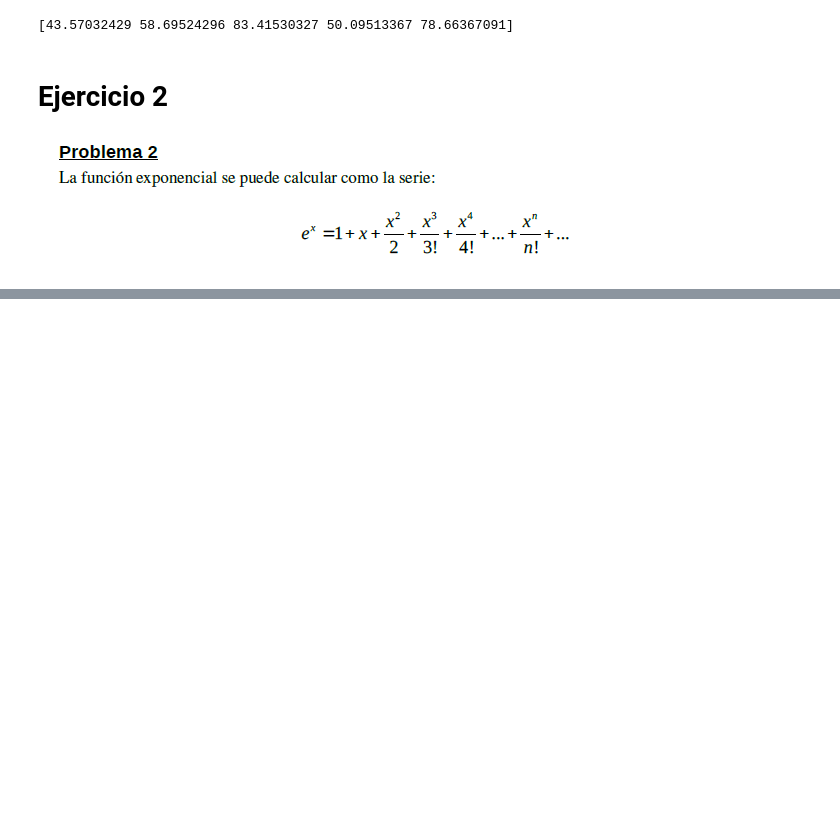
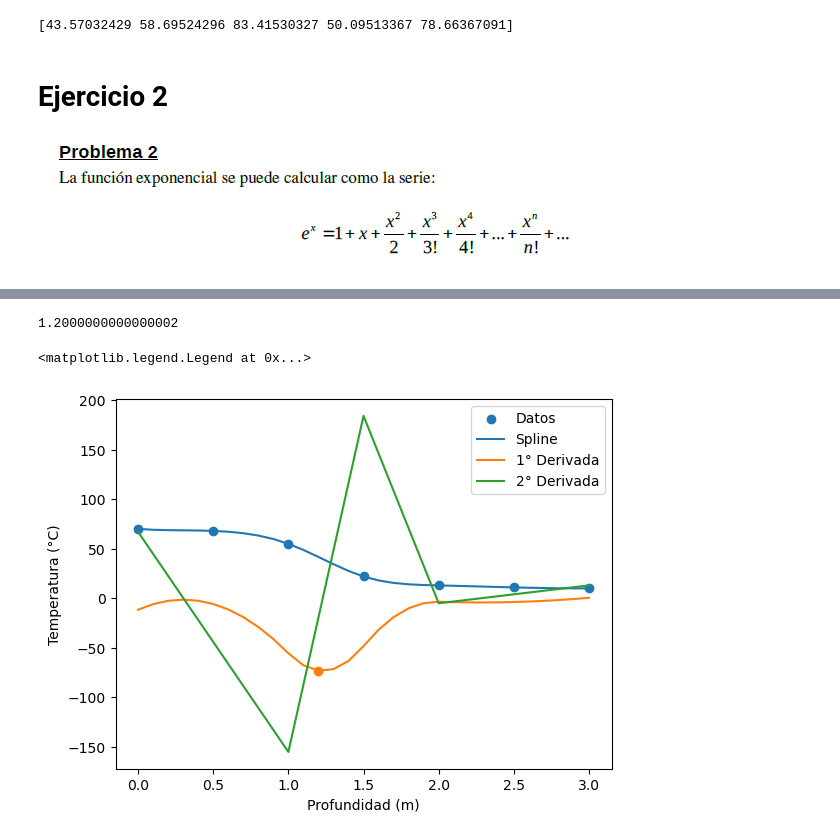
Before and after one commit to JulianWar-Sabato/Guias-Modelizacion-Sabato, a Jupyter notebook: Problema1.ipynb, the cells around one changed output, grey strips where cells are left out. Drawn from its saved outputs; the diff is of its cells as text; code cells hidden in the pictures; blank space fills up the shorter version.

```diff
--- a/Problema1.ipynb
+++ b/Problema1.ipynb
@@ -36,0 +58,40 @@ print("El valor de e**0,5 es %8.7f, obtenido en %3d iteraciones con un error de
+# %%
+import numpy as np
+from scipy.interpolate import CubicSpline
+import matplotlib.pyplot as plt
+
+#z = np.array([0,0.5,1.0,1.5,2.0,2.5,3.0])
+z = np.linspace(0,3,7)
+T = np.array([70,68,55,22,13,11,10])
+
+cs = CubicSpline(z,T)
+xs = np.arange(0,3.1,0.1)
+#plt.plot(z,T)
+#plt.xlabel('Profundidad (m)')
+#plt.ylabel('Temperatura (°C)')
+#plt.show
+
+t_deriv = cs(xs,1)
+idx_0 = np.argmin(t_deriv)
+print(xs[idx_0])
+
+k = 0.01
+J = -k*t_deriv
+
+#idx_0 = np.argmin(t_deriv2[10:15])+10
+#print(t_deriv2)
+#print(t_deriv2[idx_0])
+
+fig, ax = plt.subplots()
+ax.scatter(z,T, label = 'Datos')
+ax.plot(xs,cs(xs), label = 'Spline')
+ax.scatter(xs[idx_0],cs(xs[idx_0],1))
+ax.plot(xs,cs(xs,1), label = '1° Derivada')
+ax.plot(xs,cs(xs,2), label = '2° Derivada')
+ax.set_xlabel('Profundidad (m)')
+ax.set_ylabel('Temperatura (°C)')
+ax.legend()
+# %% [output]
+1.2000000000000002
+<matplotlib.legend.Legend at 0x...>
+[figure, added]
```
Also changed, not shown: parts of 6 cells of this notebook.
